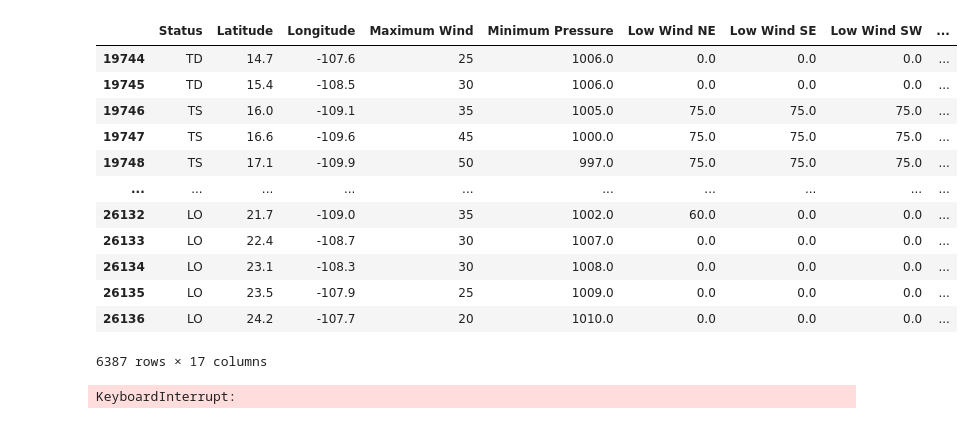
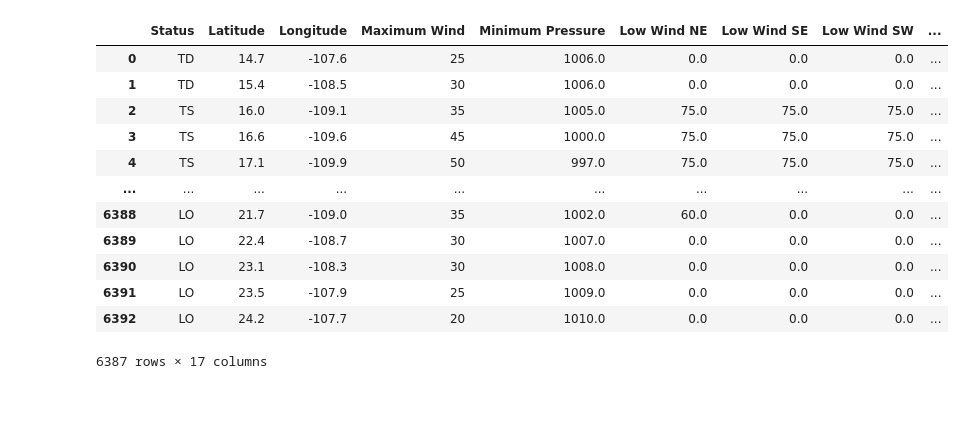
Before and after one commit to c0nD/HurricaneProject, a Jupyter notebook: src/classification.ipynb, the cells around one changed output. Saved outputs shown, nothing was run; the diff lists cells and outputs as text; code cells hidden in the pictures.

```diff
--- a/src/classification.ipynb
+++ b/src/classification.ipynb
@@ -11,19 +12,19 @@ from sklearn.metrics import accuracy_score
 # %%
-hurricane_df = pd.read_csv('data/pacific_cleaned.csv')
+hurricane_df = pd.read_csv('data/pacific_post2003.csv')
 hurricane_df = hurricane_df.dropna()
 hurricane_df = hurricane_df.drop(['ID', 'Name', 'Event', 'DateTime'], axis=1)
 hurricane_df
 # %% [output]
 |  | Status | Latitude | Longitude | Maximum Wind | Minimum Pressure | Low Wind NE | Low Wind SE | Low Wind SW | ... |
-| 19744 | TD | 14.7 | -107.6 | 25 | 1006.0 | 0.0 | 0.0 | 0.0 | ... |
-| 19745 | TD | 15.4 | -108.5 | 30 | 1006.0 | 0.0 | 0.0 | 0.0 | ... |
-| 19746 | TS | 16.0 | -109.1 | 35 | 1005.0 | 75.0 | 75.0 | 75.0 | ... |
-| 19747 | TS | 16.6 | -109.6 | 45 | 1000.0 | 75.0 | 75.0 | 75.0 | ... |
-| 19748 | TS | 17.1 | -109.9 | 50 | 997.0 | 75.0 | 75.0 | 75.0 | ... |
+| 0 | TD | 14.7 | -107.6 | 25 | 1006.0 | 0.0 | 0.0 | 0.0 | ... |
+| 1 | TD | 15.4 | -108.5 | 30 | 1006.0 | 0.0 | 0.0 | 0.0 | ... |
+| 2 | TS | 16.0 | -109.1 | 35 | 1005.0 | 75.0 | 75.0 | 75.0 | ... |
+| 3 | TS | 16.6 | -109.6 | 45 | 1000.0 | 75.0 | 75.0 | 75.0 | ... |
+| 4 | TS | 17.1 | -109.9 | 50 | 997.0 | 75.0 | 75.0 | 75.0 | ... |
 | ... | ... | ... | ... | ... | ... | ... | ... | ... | ... |
-| 26132 | LO | 21.7 | -109.0 | 35 | 1002.0 | 60.0 | 0.0 | 0.0 | ... |
-| 26133 | LO | 22.4 | -108.7 | 30 | 1007.0 | 0.0 | 0.0 | 0.0 | ... |
-| 26134 | LO | 23.1 | -108.3 | 30 | 1008.0 | 0.0 | 0.0 | 0.0 | ... |
-| 26135 | LO | 23.5 | -107.9 | 25 | 1009.0 | 0.0 | 0.0 | 0.0 | ... |
-| 26136 | LO | 24.2 | -107.7 | 20 | 1010.0 | 0.0 | 0.0 | 0.0 | ... |
+| 6388 | LO | 21.7 | -109.0 | 35 | 1002.0 | 60.0 | 0.0 | 0.0 | ... |
+| 6389 | LO | 22.4 | -108.7 | 30 | 1007.0 | 0.0 | 0.0 | 0.0 | ... |
+| 6390 | LO | 23.1 | -108.3 | 30 | 1008.0 | 0.0 | 0.0 | 0.0 | ... |
+| 6391 | LO | 23.5 | -107.9 | 25 | 1009.0 | 0.0 | 0.0 | 0.0 | ... |
+| 6392 | LO | 24.2 | -107.7 | 20 | 1010.0 | 0.0 | 0.0 | 0.0 | ... |
 6387 rows × 17 columns
@@ -40,10 +48,7 @@ param_grid = {
     'gamma': ['auto']
 }
 
-grid_search = GridSearchCV(model, param_grid, n_jobs=-1)
-
+grid_search = GridSearchCV(model, param_grid, n_jobs=-1, cv=5)  # Specifying 5-fold cross-validation
 grid_search.fit(X_train, y_train)
 best_model = grid_search.best_estimator_
-# %% [output]
-KeyboardInterrupt:
 # %%
```
Also changed, not shown: parts of 7 cells of this notebook.
